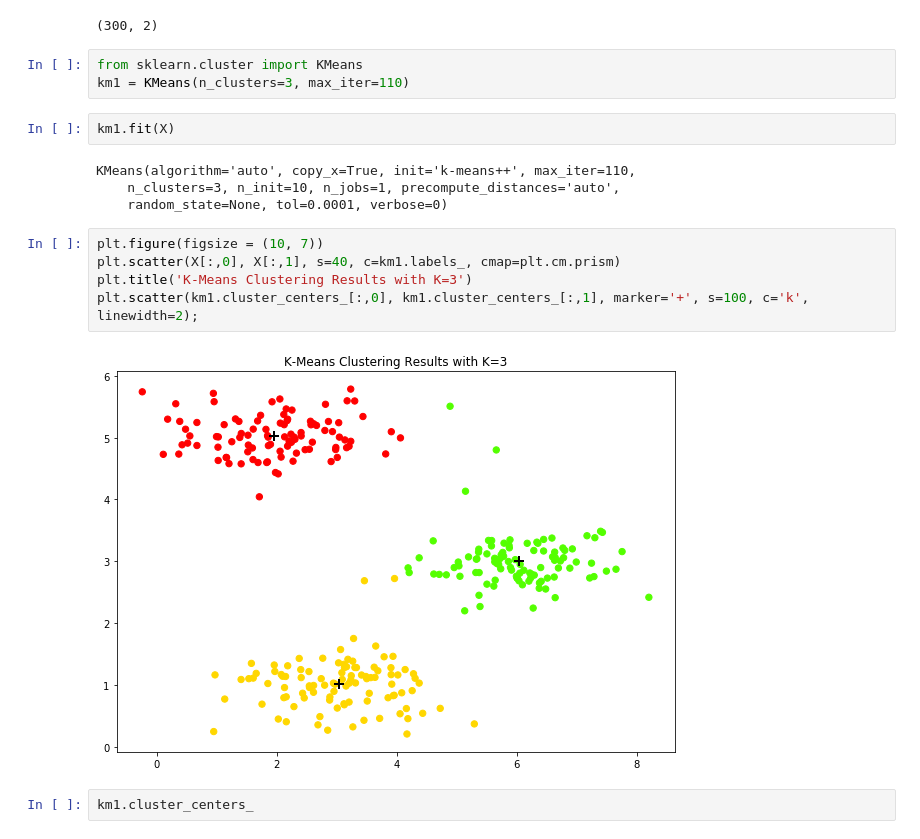
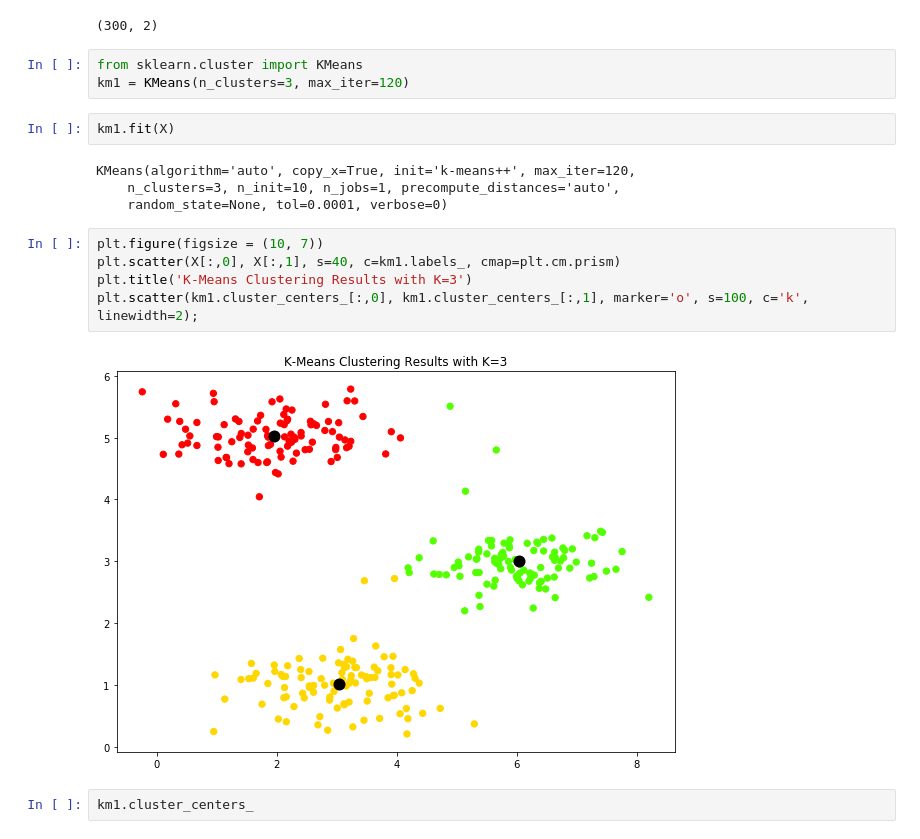
Before and after one commit to fredleste/42_AML, a Jupyter notebook: ateliers-ml/Semaine-8/semaine8.ipynb, the cells around one changed output. Cells and saved outputs as stored; diff of their text form.

```diff
--- a/ateliers-ml/Semaine-8/semaine8.ipynb
+++ b/ateliers-ml/Semaine-8/semaine8.ipynb
@@ -46,20 +47,20 @@ X.shape
 (300, 2)
 # %%
 from sklearn.cluster import KMeans
-km1 = KMeans(n_clusters=3, max_iter=110)
+km1 = KMeans(n_clusters=3, max_iter=120)
 # %%
 km1.fit(X)
 # %% [output]
-KMeans(algorithm='auto', copy_x=True, init='k-means++', max_iter=110,
+KMeans(algorithm='auto', copy_x=True, init='k-means++', max_iter=120,
     n_clusters=3, n_init=10, n_jobs=1, precompute_distances='auto',
     random_state=None, tol=0.0001, verbose=0)
 # %%
 plt.figure(figsize = (10, 7))
 plt.scatter(X[:,0], X[:,1], s=40, c=km1.labels_, cmap=plt.cm.prism)
 plt.title('K-Means Clustering Results with K=3')
-plt.scatter(km1.cluster_centers_[:,0], km1.cluster_centers_[:,1], marker='+', s=100, c='k', linewidth=2);
+plt.scatter(km1.cluster_centers_[:,0], km1.cluster_centers_[:,1], marker='o', s=100, c='k', linewidth=2);
 # %% [output]
-[figure, old version]
+[figure, new version]
 # %%
 km1.cluster_centers_
 # %% [output]
```
Also changed, not shown: parts of 7 cells of this notebook.
